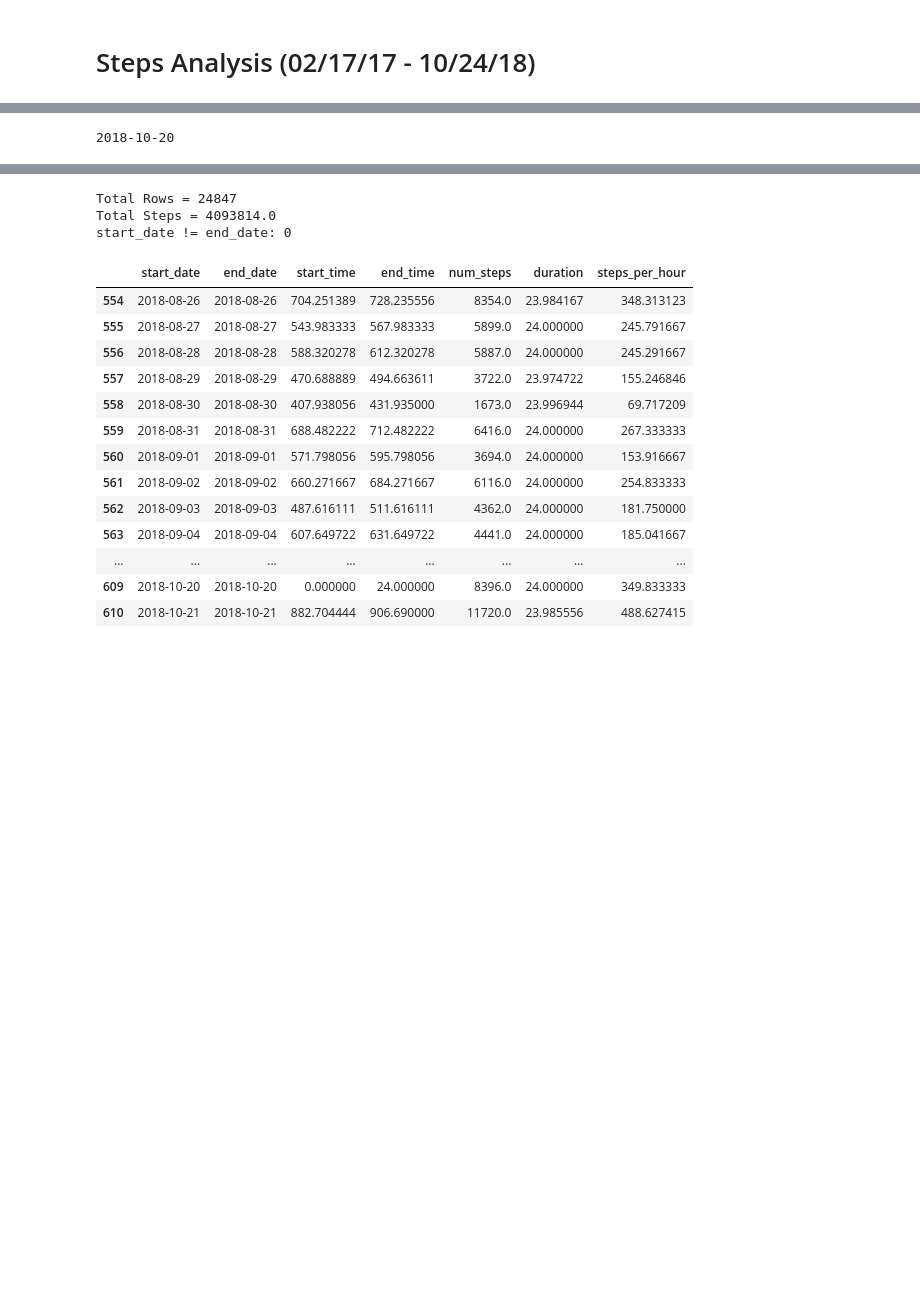
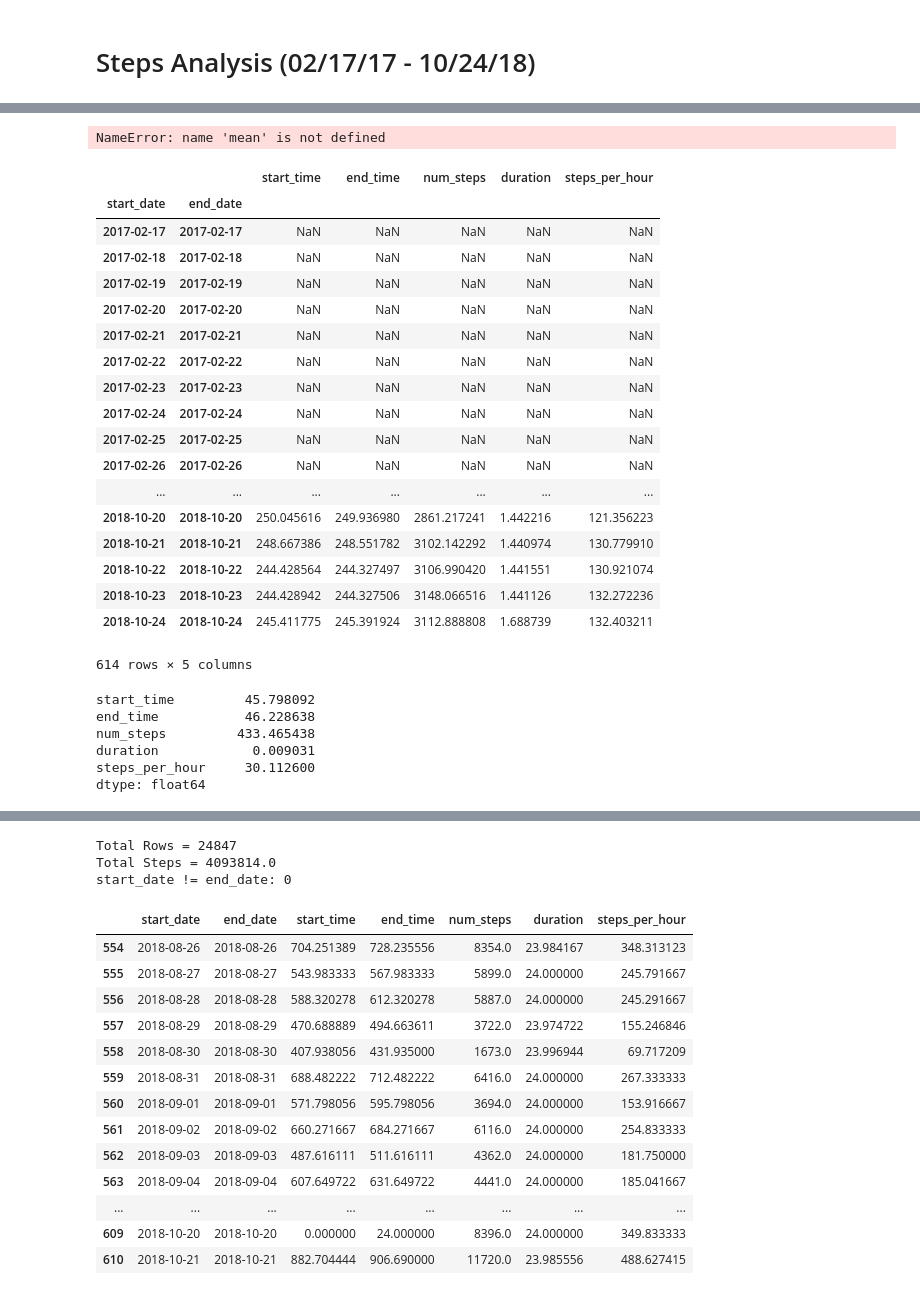
Before and after one commit to Data-is-life/Steps_Analysis, a Jupyter notebook: Steps_analysis.ipynb, the cells around one changed output, grey strips where cells are left out. Drawn from its saved outputs; the diff is of its cells as text; code cells hidden in the pictures; blank space fills up the shorter version.

```diff
--- a/Steps_analysis.ipynb
+++ b/Steps_analysis.ipynb
@@ -26,4 +41,0 @@ m_t_p = df.num_steps.max()
-# %%
-print(str(df[df['num_steps'] == m_t_p]['start_date'].values)[2:12])
-# %% [output]
-2018-10-20
@@ -29,0 +67,35 @@ print(str(df[df['num_steps'] == m_t_p]['start_date'].values)[2:12])
+# %%
+rolling_day_df(summed_df, 30, mean)
+# %% [output]
+NameError: name 'mean' is not defined
+# %%
+summed_df.rolling(30).std()
+# %% [output]
+|  |  | start_time | end_time | num_steps | duration | steps_per_hour |
+| start_date | end_date |  |  |  |  |  |
+| 2017-02-17 | 2017-02-17 | NaN | NaN | NaN | NaN | NaN |
+| 2017-02-18 | 2017-02-18 | NaN | NaN | NaN | NaN | NaN |
+| 2017-02-19 | 2017-02-19 | NaN | NaN | NaN | NaN | NaN |
+| 2017-02-20 | 2017-02-20 | NaN | NaN | NaN | NaN | NaN |
+| 2017-02-21 | 2017-02-21 | NaN | NaN | NaN | NaN | NaN |
+| 2017-02-22 | 2017-02-22 | NaN | NaN | NaN | NaN | NaN |
+| 2017-02-23 | 2017-02-23 | NaN | NaN | NaN | NaN | NaN |
+| 2017-02-24 | 2017-02-24 | NaN | NaN | NaN | NaN | NaN |
+| 2017-02-25 | 2017-02-25 | NaN | NaN | NaN | NaN | NaN |
+| 2017-02-26 | 2017-02-26 | NaN | NaN | NaN | NaN | NaN |
+| ... | ... | ... | ... | ... | ... | ... |
+| 2018-10-20 | 2018-10-20 | 250.045616 | 249.936980 | 2861.217241 | 1.442216 | 121.356223 |
+| 2018-10-21 | 2018-10-21 | 248.667386 | 248.551782 | 3102.142292 | 1.440974 | 130.779910 |
+| 2018-10-22 | 2018-10-22 | 244.428564 | 244.327497 | 3106.990420 | 1.441551 | 130.921074 |
+| 2018-10-23 | 2018-10-23 | 244.428942 | 244.327506 | 3148.066516 | 1.441126 | 132.272236 |
+| 2018-10-24 | 2018-10-24 | 245.411775 | 245.391924 | 3112.888808 | 1.688739 | 132.403211 |
+614 rows × 5 columns
+# %%
+summed_df.rolling(7).std().min()
+# %% [output]
+start_time         45.798092
+end_time           46.228638
+num_steps         433.465438
+duration            0.009031
+steps_per_hour     30.112600
+dtype: float64
```
Also changed, not shown: parts of 9 cells of this notebook, 3 other files.
